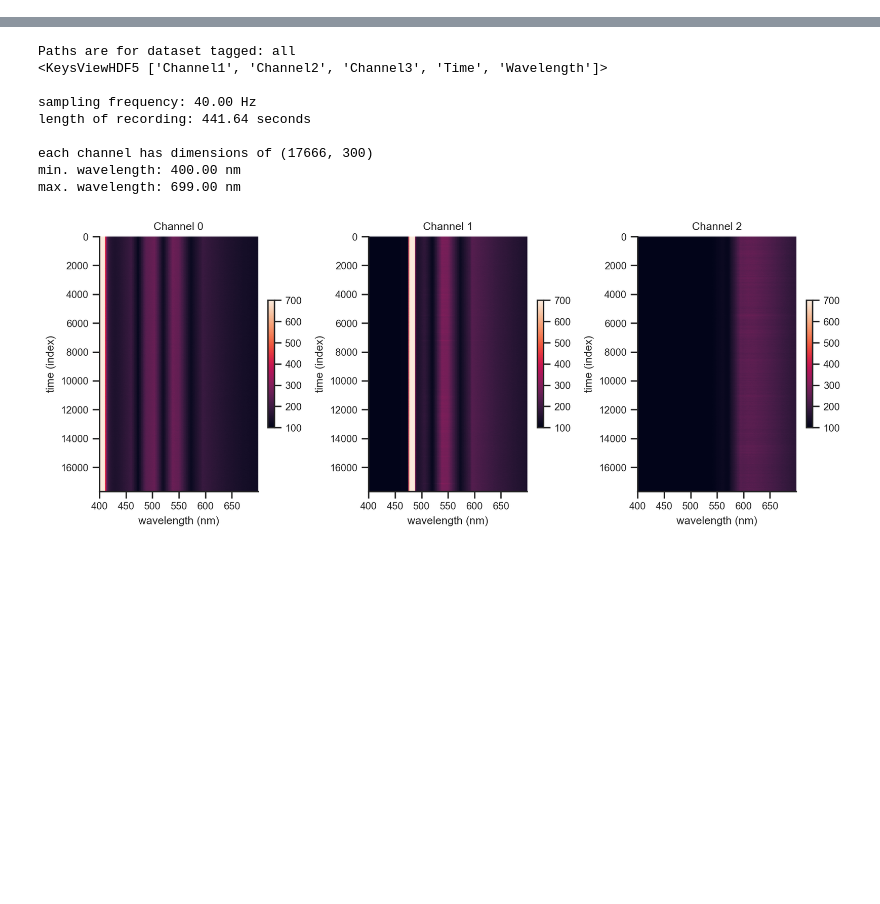
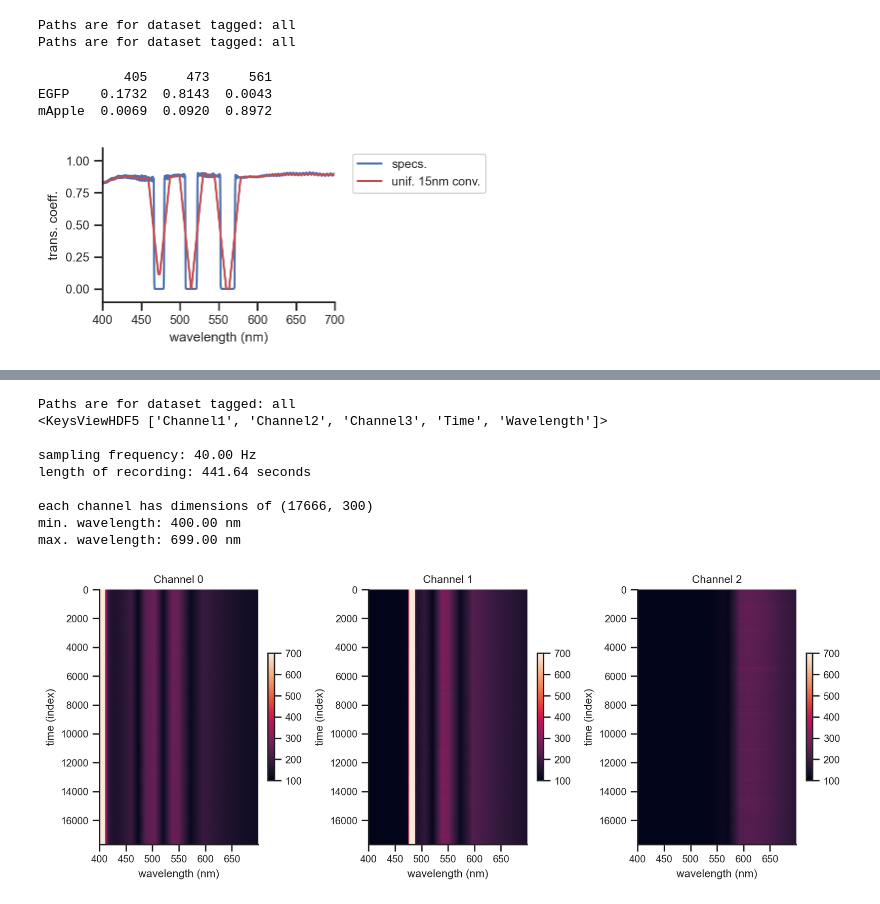
Before and after one commit to AllenInstitute/sourcesep, a Jupyter notebook: notebooks/15_Ca_DA_explore.ipynb, the cells around one changed output, grey strips where cells are left out. Saved outputs shown, nothing was run; the diff lists cells and outputs as text; code cells hidden in the pictures; blank space fills up the shorter version.

```diff
--- a/notebooks/15_Ca_DA_test.ipynb
+++ b/notebooks/15_Ca_DA_explore.ipynb
@@ -18 +20,49 @@ import pandas as pd
 from sourcesep.utils.config import load_config
+# %%
+# These are combined responses of autofluorescence, Ca sensor (EGFP), and DA sensor (mApple).
+
+from sourcesep.sim import SimData
+paths = load_config(dataset_key='all')
+sim = SimData(T=10000, cfg_path=paths['root'] / "sim_HSFP_636970_2022-11-14-12-34-14.toml")
+_ = sim.get_S()
+_ = sim.get_W()
+_ = sim.get_E()
+pprint(sim.W_df)
+# %% [output]
+Paths are for dataset tagged: all
+Paths are for dataset tagged: all
+           405     473     561
+EGFP    0.1732  0.8143  0.0043
+mApple  0.0069  0.0920  0.8972
+# %%
+import pandas as pd
+from scipy.ndimage import uniform_filter1d
+
+df_list = []
+for lam in [473, 514, 561]:
+    df = pd.read_excel(paths['spectra'] / f'Semrock_{lam}nm_notch.xlsx', skiprows=13)  # Skip the first 10 rows if they contain headers or metadata
+    df.columns = ['wavelength', 'trans']
+    df_list.append(df)
+
+assert np.all(df_list[0]['wavelength'].values == df_list[1]['wavelength'].values)
+assert np.all(df_list[0]['wavelength'].values == df_list[2]['wavelength'].values)
+
+# transmission of each notch should be multiplied for overall transmission
+ideal_trans = df_list[0]['trans'] * df_list[1]['trans'] * df_list[2]['trans']
+wavelength = df_list[0]['wavelength'].values
+
+conv_window = 15 # in nm
+lam_sampling_rate = np.mean(np.diff(wavelength))
+df = pd.DataFrame({'wavelength': wavelength, 'ideal_trans': ideal_trans})
+
+df['eff_trans'] = uniform_filter1d(df['ideal_trans'], int(conv_window / lam_sampling_rate))
+
+f, ax = plt.subplots(1,1, figsize=(3,2))
+ax.plot(df['wavelength'], df['ideal_trans'], c='b', label=f'specs.')
+ax.plot(df['wavelength'], df['eff_trans'], c='r',label=f'unif. 15nm conv.')
+ax.set(xlabel='wavelength (nm)', ylabel='trans. coeff.', xlim=(400, 700), ylim=(-0.1, 1.1))
+plt.legend(bbox_to_anchor=(1.05, 1), loc='upper left')
+
+eff_trans = np.interp(sim.L_arr, df['wavelength'], df['eff_trans'])
+# %% [output]
+[figure, added]
```
Also changed, not shown: parts of 12 cells of this notebook, 2 other files.
